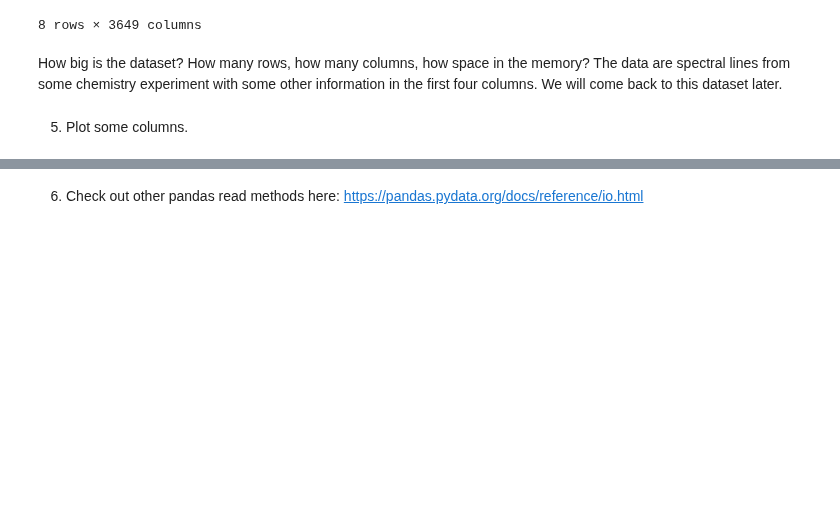
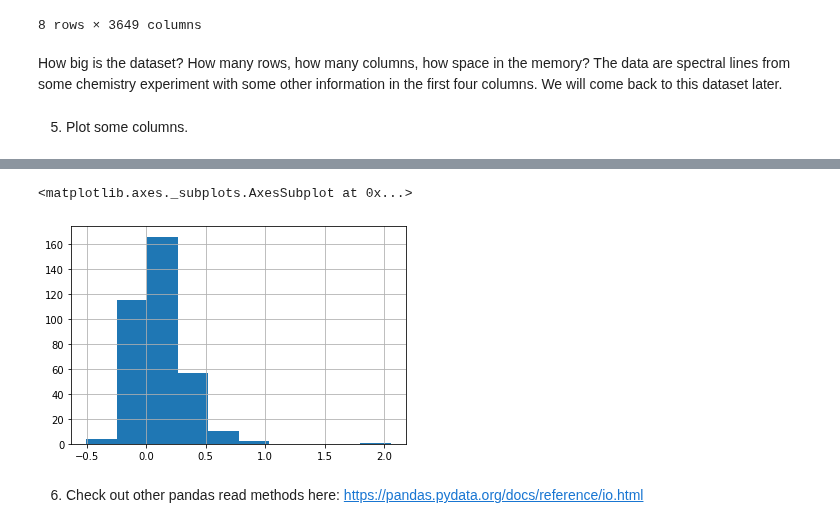
Before and after one commit to TillVollmer5/DSF-FS2022, a Jupyter notebook: 02_Intro_Pandas_Numpy.ipynb, the cells around one changed output, grey strips where cells are left out. Drawn from its saved outputs; the diff is of its cells as text; code cells hidden in the pictures; blank space fills up the shorter version.

```diff
--- a/02_Intro_Pandas_Numpy.ipynb
+++ b/02_Intro_Pandas_Numpy.ipynb
@@ -233,2 +236,7 @@ How big is the dataset? How many rows, how many columns, how space in the memory
+# %%
+df['317.0203'].hist()
+# %% [output]
+<matplotlib.axes._subplots.AxesSubplot at 0x...>
+[figure, added]
 # %% [markdown]
 6. Check out other pandas read methods here: https://pandas.pydata.org/docs/reference/io.html
```
Also changed, not shown: parts of 2 cells of this notebook.
